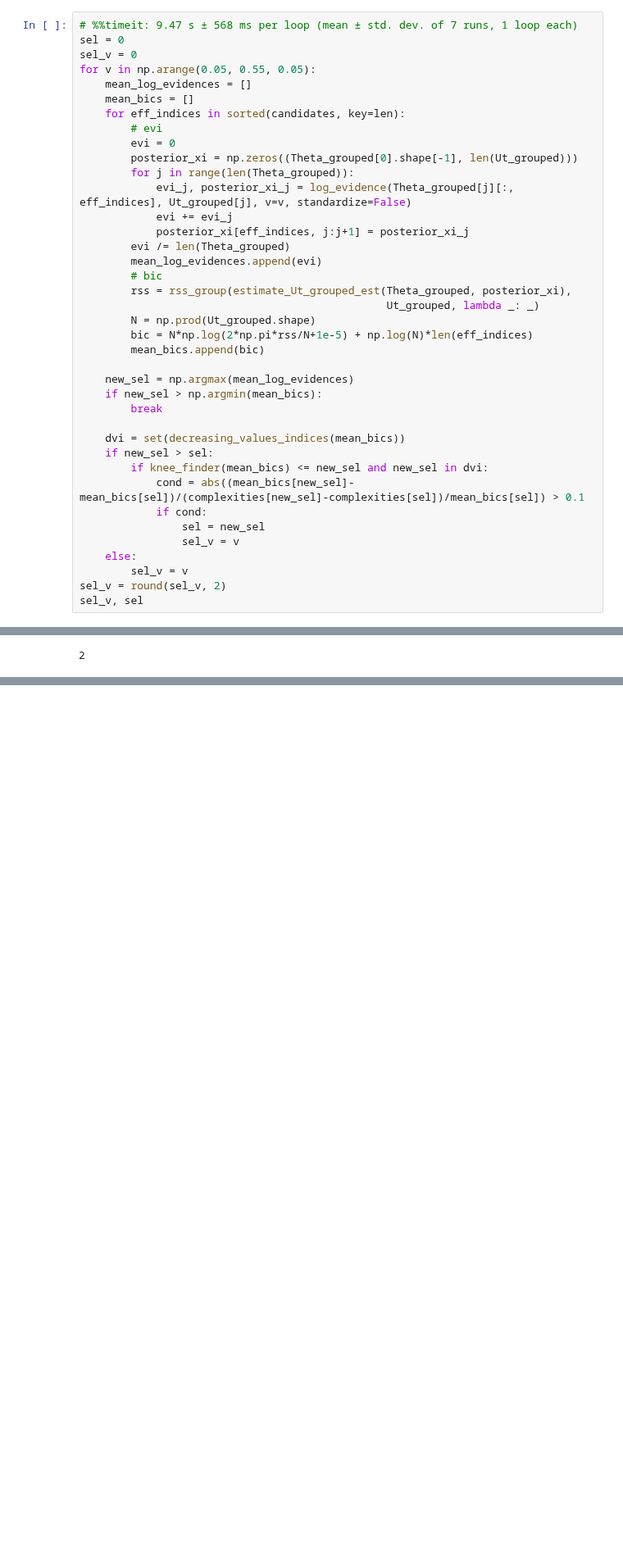
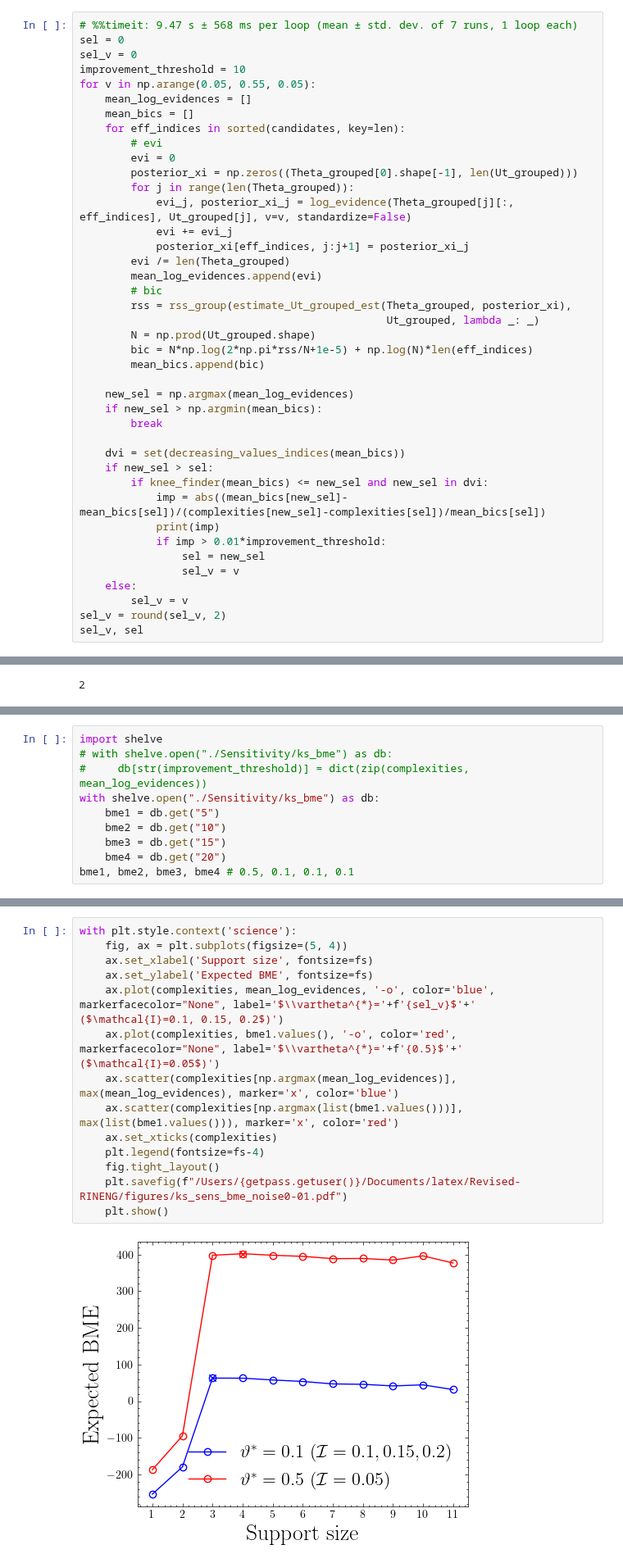
Before and after one commit to Pongpisit-Thanasutives/parametric-discovery, a Jupyter notebook: Spatial_KS_Equation_Chaotic-DEV2.ipynb, the cells around one changed output, grey strips where cells are left out. Shown at 82% size. Drawn from its saved outputs; the diff is of its cells as text; blank space fills up the shorter version.

```diff
--- a/Spatial_KS_Equation_Chaotic-DEV2.ipynb
+++ b/Spatial_KS_Equation_Chaotic-DEV2.ipynb
@@ -630,6 +666,7 @@ from utils import knee_finder
 # %%timeit: 9.47 s ± 568 ms per loop (mean ± std. dev. of 7 runs, 1 loop each)
 sel = 0
 sel_v = 0
+improvement_threshold = 10
 for v in np.arange(0.05, 0.55, 0.05):
     mean_log_evidences = []
     mean_bics = []
@@ -657,8 +694,9 @@ for v in np.arange(0.05, 0.55, 0.05):
     dvi = set(decreasing_values_indices(mean_bics))
     if new_sel > sel:
         if knee_finder(mean_bics) <= new_sel and new_sel in dvi:
-            cond = abs((mean_bics[new_sel]-mean_bics[sel])/(complexities[new_sel]-complexities[sel])/mean_bics[sel]) > 0.1
-            if cond:
+            imp = abs((mean_bics[new_sel]-mean_bics[sel])/(complexities[new_sel]-complexities[sel])/mean_bics[sel])
+            print(imp)
+            if imp > 0.01*improvement_threshold:
                 sel = new_sel
                 sel_v = v
     else:
@@ -702,3 +749,13 @@ with plt.style.context('science'):
     plt.show()
 # %% [output]
 [figure]
+# %%
+import shelve
+# with shelve.open("./Sensitivity/ks_bme") as db:
+#     db[str(improvement_threshold)] = dict(zip(complexities, mean_log_evidences))
+with shelve.open("./Sensitivity/ks_bme") as db:
+    bme1 = db.get("5")
+    bme2 = db.get("10")
+    bme3 = db.get("15")
+    bme4 = db.get("20")
+bme1, bme2, bme3, bme4 # 0.5, 0.1, 0.1, 0.1
@@ -704,0 +780,16 @@ with plt.style.context('science'):
+# %%
+with plt.style.context('science'):
+    fig, ax = plt.subplots(figsize=(5, 4))
+    ax.set_xlabel('Support size', fontsize=fs)
+    ax.set_ylabel('Expected BME', fontsize=fs)
+    ax.plot(complexities, mean_log_evidences, '-o', color='blue', markerfacecolor="None", label='$\\vartheta^{*}='+f'{sel_v}$'+' ($\mathcal{I}=0.1, 0.15, 0.2$)')
+    ax.plot(complexities, bme1.values(), '-o', color='red', markerfacecolor="None", label='$\\vartheta^{*}='+f'{0.5}$'+' ($\mathcal{I}=0.05$)')
+    ax.scatter(complexities[np.argmax(mean_log_evidences)], max(mean_log_evidences), marker='x', color='blue')
+    ax.scatter(complexities[np.argmax(list(bme1.values()))], max(list(bme1.values())), marker='x', color='red')
+    ax.set_xticks(complexities)
+    plt.legend(fontsize=fs-4)
+    fig.tight_layout()
+    plt.savefig(f"/Users/{getpass.getuser()}/Documents/latex/Revised-RINENG/figures/ks_sens_bme_noise0-01.pdf")
+    plt.show()
+# %% [output]
+[figure, added]
```
Also changed, not shown: parts of 16 cells of this notebook, 36 other files.
